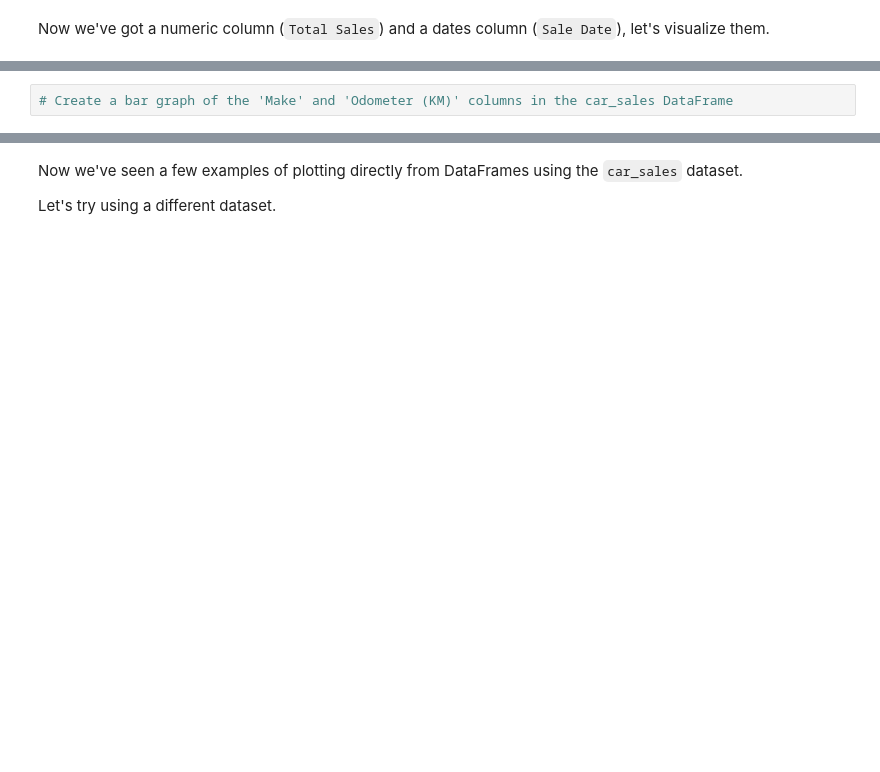
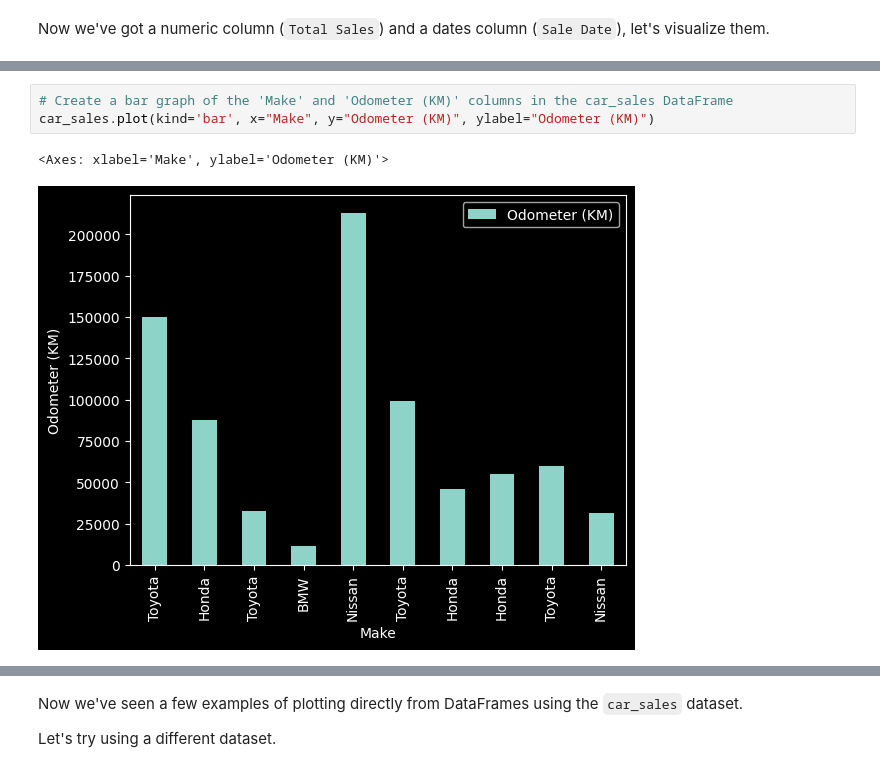
Before and after one commit to DarkDk123/ZTM-ML-Data-Science, a Jupyter notebook: 6. Matplotlib - Visualizing Data/Exercises/matplotlib-exercises.ipynb, the cells around one changed output, grey strips where cells are left out. Saved outputs shown, nothing was run; the diff lists cells and outputs as text; blank space fills up the shorter version.

```diff
--- a/6. Matplotlib - Visualizing Data/Exercises/matplotlib-exercises.ipynb
+++ b/6. Matplotlib - Visualizing Data/Exercises/matplotlib-exercises.ipynb
@@ -256,4 +355,8 @@ Now we've got a numeric column (`Total Sales`) and a dates column (`Sale Date`),
 # %%
 # Create a bar graph of the 'Make' and 'Odometer (KM)' columns in the car_sales DataFrame
+car_sales.plot(kind='bar', x="Make", y="Odometer (KM)", ylabel="Odometer (KM)")
+# %% [output]
+<Axes: xlabel='Make', ylabel='Odometer (KM)'>
+[figure, added]
 # %%
 # Create a histogram of the 'Odometer (KM)' column
```
Also changed, not shown: parts of 27 cells of this notebook, 2 other files.
